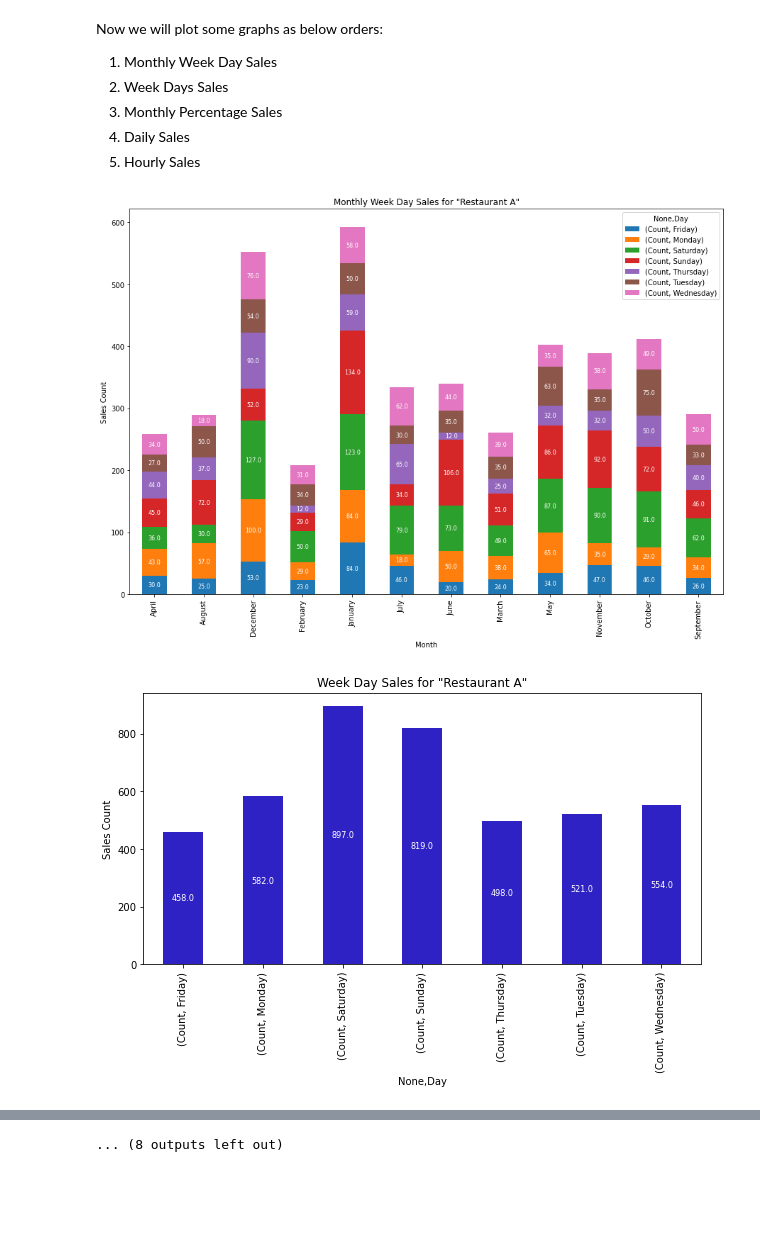
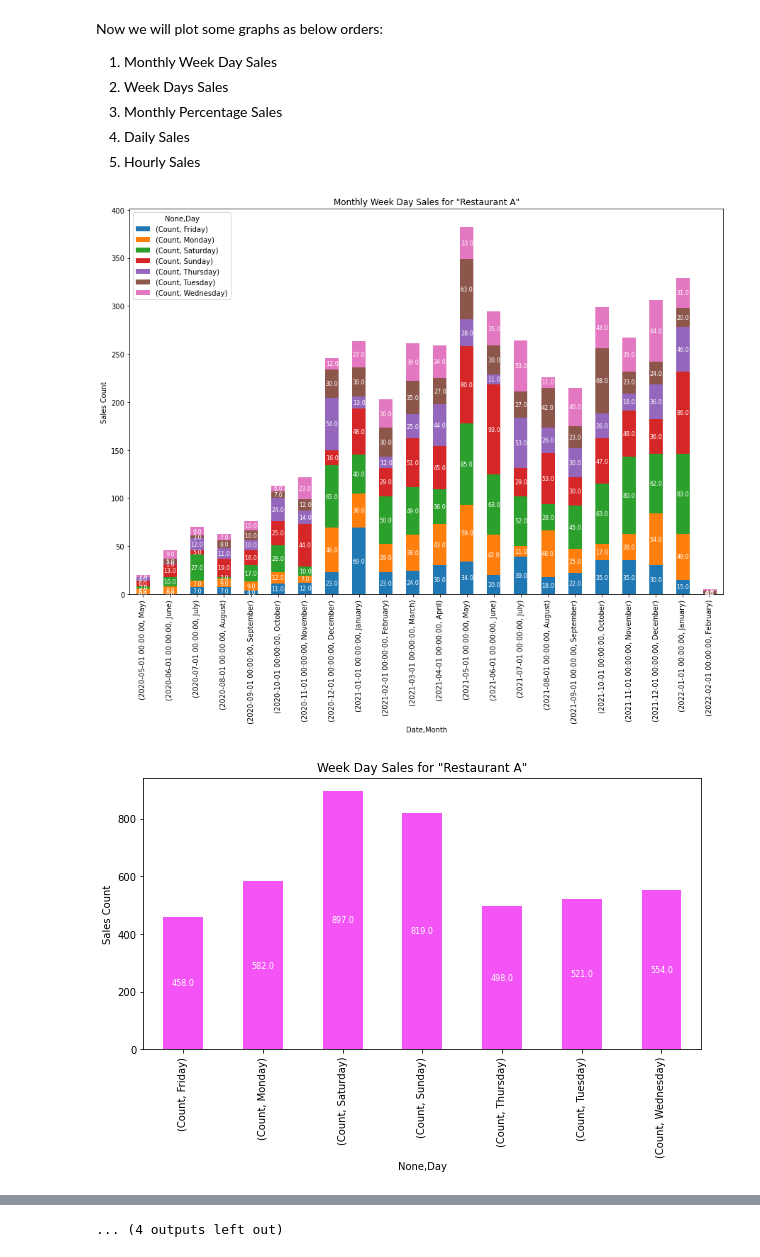
Before and after one commit to nakisa84/personalized-food-recommendation, a Jupyter notebook: notebooks/restaurant-sales-EDA.ipynb, the cells around one changed output, grey strips where cells are left out. Saved outputs shown, nothing was run; the diff lists cells and outputs as text; code cells hidden in the pictures; blank space fills up the shorter version.

Commit message:
update restaurant analysis

```diff
--- a/notebooks/restaurant-sales-EDA.ipynb
+++ b/notebooks/restaurant-sales-EDA.ipynb
@@ -81,9 +81,9 @@ full_data.RestaurantId.replace({121 : 'A' ,299 : 'B',1029 : 'C',1034 : 'D'}, inp
 # %%
 # keep the restauarnts information and set the date as the index
 data = full_data[['RestaurantId','Date','Count','Cost','Month','Day','Hour']]
-data.index = pd.CategoricalIndex(data.index,
-                               categories=['Jan', 'Feb', 'Mar', 'Apr','May','Jun', 'Jul', 'Aug','Sep', 'Oct', 'Nov', 'Dec'],
-                               ordered=True)
+# data.index = pd.CategoricalIndex(data.index,
+#                                categories=['Jan', 'Feb', 'Mar', 'Apr','May','Jun', 'Jul', 'Aug','Sep', 'Oct', 'Nov', 'Dec'],
+#                                ordered=True)
 
-data.set_index("Date", inplace = True)
+# data.set_index("Date", inplace = True)
 # %%
@@ -119,3 +115,13 @@ yearly_sales.plot(kind ='bar', ax=ax)
 As seen above Retauarnt C has the highest yearly sales for 2020 ans 2021.
 # %% [markdown]
 #### 2.2 Compare the monthly sales valumes of all the restaurants
+# %%
+data['Date'] = data['Date'].values.astype('<M8[M]')
+
+monthly_grouped = data.groupby(['RestaurantId','Date','Month']).sum()['Count'].unstack()
+
+fig, ax = plt.subplots(figsize=(20,10))
+ax.set_ylabel("Monthly Sales", fontsize = 12)
+ax.set_title("Monthly Sales for All Restaurants", fontsize = 12)
+monthly_grouped.plot(kind ='bar',ax=ax,stacked=True)
+ax.set_xlabel("Restaurant/Month", fontsize = 12)
@@ -138,4 +148,5 @@ fig, ax = plt.subplots(figsize=(20,10))
 ax.set_ylabel("Monthly Sales", fontsize = 12)
 ax.set_title("Monthly Sales for All Restaurants", fontsize = 12)
 monthly_grouped.plot(kind ='bar',ax=ax,stacked=True)
+ax.set_xlabel("Restaurant", fontsize = 12)
 # %% [output]
@@ -183,7 +195,7 @@ rest_name = ['A','B','C','D']
 for i in range(len(res_list)):
 
     rgb = (random.random(), random.random(), random.random())
-    weekday_sales_res = res_list[i].groupby(['Month','Day'])[['Count']].sum()
+    weekday_sales_res = res_list[i].groupby(['Date','Month','Day'])[['Count']].sum()
     fig, ax = plt.subplots(figsize=(15,10))
     ax.set_ylabel('Sales Count')
     ax.set_title('Monthly Week Day Sales for \"Restaurant ' + rest_name[i] + "\"")
@@ -193,38 +205,33 @@ for i in range(len(res_list)):
         ax.bar_label(c, labels=labels, label_type='center', fontsize = 8, color = 'w')
 
     daily_sales_res = res_list[i].groupby(['Day'])[['Count']].sum()
     fig, ax = plt.subplots(figsize=(10,5))
     ax.set_ylabel('Sales Count')
     ax.set_title('Week Day Sales for \"Restaurant ' + rest_name[i] + "\"")
     daily_sales_res.unstack().plot(kind ='bar',ax=ax,stacked=True, color = [rgb])
     for c in ax.containers:
         labels = [v.get_height() for v in c]
         ax.bar_label(c, labels=labels, label_type='center', fontsize = 8 , color = 'w')
 
 
     monthly_sales_res = res_list[i].groupby('Month')[['Count']].sum()
     fig, ax = plt.subplots(figsize=(15,5))
     ax.set_ylabel('Sales Count')
     ax.set_title('Monthly Percentage Sales for \"Restaurant ' + rest_name[i] + "\"", color ='w')
     monthly_sales_res.unstack().plot(kind ='pie',ax=ax ,autopct='%1.0f%%',textprops=dict(color="orange"))
     plt.legend(loc="upper left",bbox_to_anchor=(1,0.4))
 
 
-    fig, ax = plt.subplots(figsize=(15,5))
-    ax.set_ylabel('Sales Count')
-    ax.set_title('Daily Sales for \"Restaurant ' + rest_name[i] + "\"")
-    res_list[i].resample('D')[['Count']].sum().plot(ax = ax)
-
 
     hourly_sales_res = res_list[i].groupby(['Day','Hour'])[['Count']].sum()
     fig, ax = plt.subplots(figsize=(15,10))
     ax.set_ylabel('Sales Count')
     ax.set_title('Hourly Sales for \"Restaurant ' + rest_name[i] + "\"")
     hourly_sales_res.unstack().plot(kind ='bar',ax=ax,stacked=True)
     for c in ax.containers:
         labels = [v.get_height() for v in c]
         ax.bar_label(c, labels=labels, label_type='center', fontsize = 8 , color = 'w')
 # %% [output]
-[figure, old version]
+[figure, new version]
-[figure, old version]
+[figure, new version]
 [figure]
@@ -240 +247 @@ for i in range(len(res_list)):
-... (8 outputs left out)
+... (4 outputs left out)
```
Also changed, not shown: parts of 7 cells of this notebook, 1 other file.
